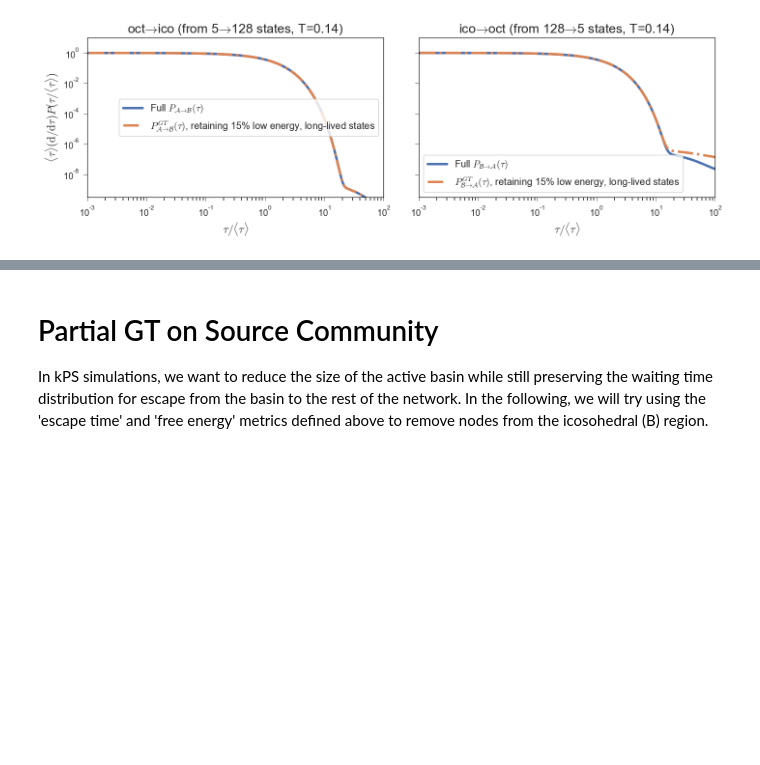
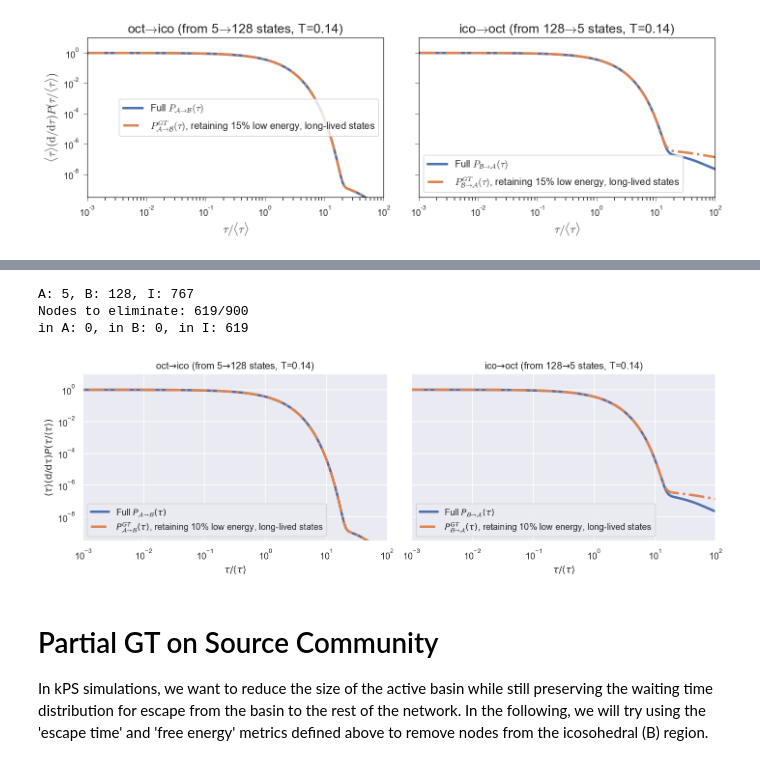
Before and after one commit to tomswinburne/PyGT, a Jupyter notebook: partial_gt_notebook.ipynb, the cells around one changed output, grey strips where cells are left out. Cells and saved outputs as stored; diff of their text form; code cells hidden in the pictures; blank space fills up the shorter version.

```diff
--- a/partial_gt_notebook.ipynb
+++ b/partial_gt_notebook.ipynb
@@ -731,3 +744,13 @@ in A: 0, in B: 0, in I: 648
+# %%
+_beta = 7.0
+beta,tau,gttau,pt, gtpt = pgt.prune_intermediate_nodes(_beta, data_path='KTN_data/LJ38/4k/',
+                                                 dopdf=True, rm_type='hybrid', percent_retained=10)
+plot_AB_pdf(beta, tau, gttau, pt, gtpt, tag='retaining 10% low energy, long-lived states')
+# %% [output]
+A: 5, B: 128, I: 767
+Nodes to eliminate: 619/900
+in A: 0, in B: 0, in I: 619
+[figure, added]
 # %% [markdown]
 # Partial GT on Source Community
 
```
Also changed, not shown: parts of 6 cells of this notebook, 4 other files.
